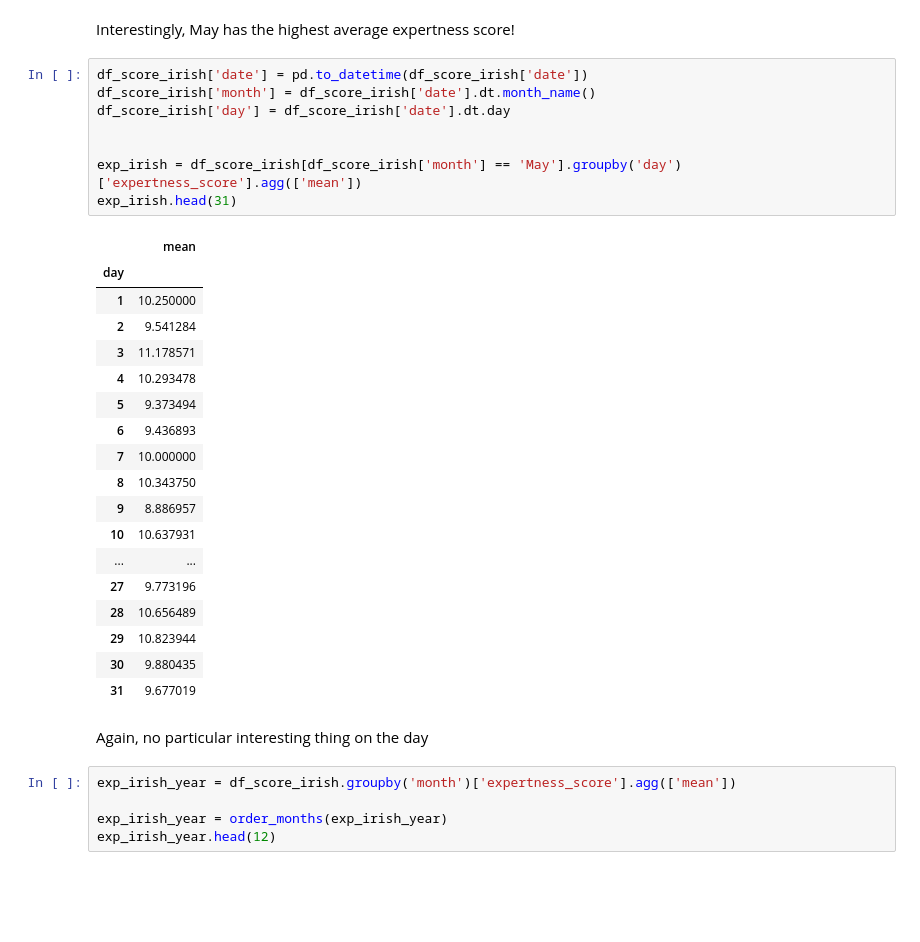
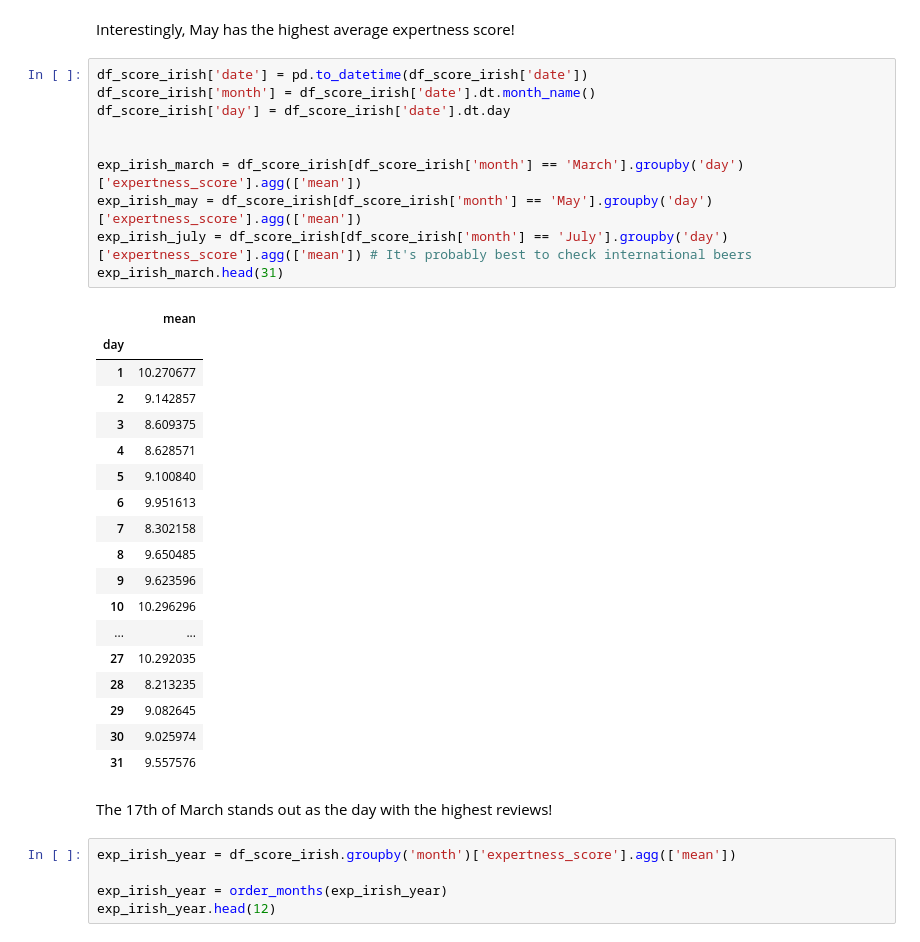
Before and after one commit to nada401/brewing-knowledge, a Jupyter notebook: src/scripts/quality_over_year/quality_over_year.ipynb, the cells around one changed output. Drawn from its saved outputs; the diff is of its cells as text; blank space fills up the shorter version.

```diff
--- a/src/scripts/quality_over_year/quality_over_year.ipynb
+++ b/src/scripts/quality_over_year/quality_over_year.ipynb
@@ -327,32 +334,34 @@ Interestingly, May has the highest average expertness score!
 # %%
 df_score_irish['date'] = pd.to_datetime(df_score_irish['date'])
 df_score_irish['month'] = df_score_irish['date'].dt.month_name()
 df_score_irish['day'] = df_score_irish['date'].dt.day
 
 
-exp_irish = df_score_irish[df_score_irish['month'] == 'May'].groupby('day')['expertness_score'].agg(['mean'])
-exp_irish.head(31)
+exp_irish_march = df_score_irish[df_score_irish['month'] == 'March'].groupby('day')['expertness_score'].agg(['mean'])
+exp_irish_may = df_score_irish[df_score_irish['month'] == 'May'].groupby('day')['expertness_score'].agg(['mean'])
+exp_irish_july = df_score_irish[df_score_irish['month'] == 'July'].groupby('day')['expertness_score'].agg(['mean']) # It's probably best to check international beers
+exp_irish_march.head(31)
 # %% [output]
 |  | mean |
 | day |  |
-| 1 | 10.250000 |
-| 2 | 9.541284 |
-| 3 | 11.178571 |
-| 4 | 10.293478 |
-| 5 | 9.373494 |
-| 6 | 9.436893 |
-| 7 | 10.000000 |
-| 8 | 10.343750 |
-| 9 | 8.886957 |
-| 10 | 10.637931 |
+| 1 | 10.270677 |
+| 2 | 9.142857 |
+| 3 | 8.609375 |
+| 4 | 8.628571 |
+| 5 | 9.100840 |
+| 6 | 9.951613 |
+| 7 | 8.302158 |
+| 8 | 9.650485 |
+| 9 | 9.623596 |
+| 10 | 10.296296 |
 | ... | ... |
-| 27 | 9.773196 |
-| 28 | 10.656489 |
-| 29 | 10.823944 |
-| 30 | 9.880435 |
-| 31 | 9.677019 |
+| 27 | 10.292035 |
+| 28 | 8.213235 |
+| 29 | 9.082645 |
+| 30 | 9.025974 |
+| 31 | 9.557576 |
-# %% [markdown]
-Again, no particular interesting thing on the day
+# %% [markdown]
+The 17th of March stands out as the day with the highest reviews!
 # %%
 exp_irish_year = df_score_irish.groupby('month')['expertness_score'].agg(['mean'])
 
```
Also changed, not shown: parts of 14 cells of this notebook.
